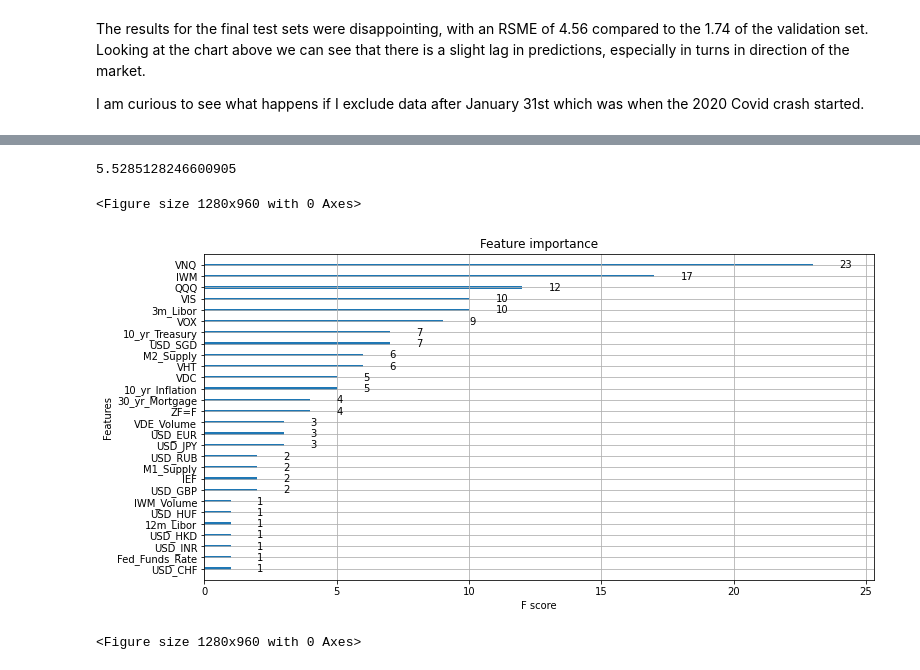
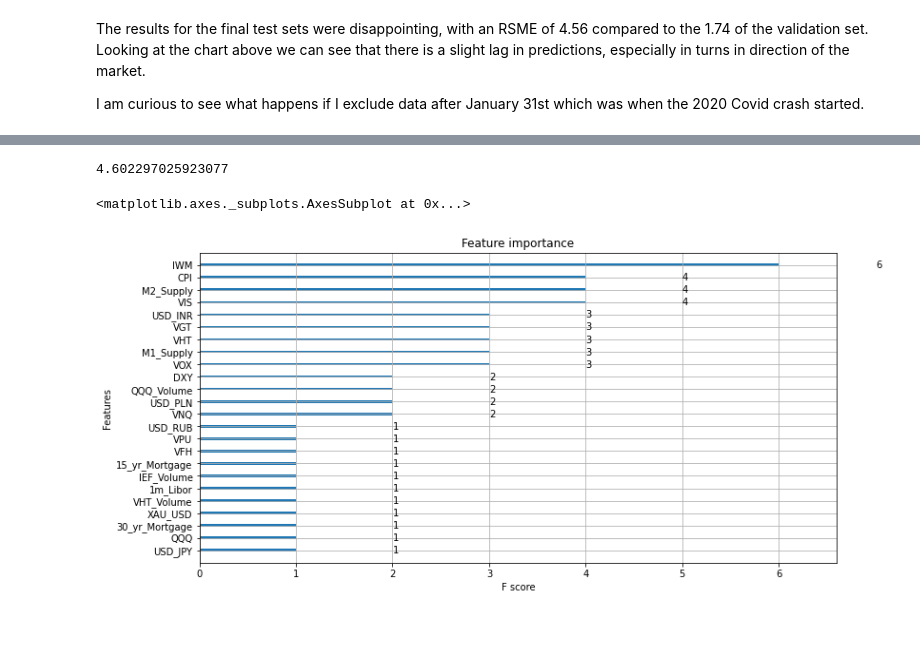
Before and after one commit to terrill11/spy_trend, a Jupyter notebook: models/spy_trend_xgboost2.ipynb, the cells around one changed output, grey strips where cells are left out. Drawn from its saved outputs; the diff is of its cells as text; code cells hidden in the pictures; blank space fills up the shorter version.

Commit message:
more parameter tuning

```diff
--- a/models/spy_trend_xgboost2.ipynb
+++ b/models/spy_trend_xgboost2.ipynb
@@ -381,7 +381,7 @@ gamma = 0
 min_child_weight = 1
 subsample = 1
 colsample_bytree = 1
-colsample_by_level = 1
+reg_alpha = 0
 # %%
 from xgboost import XGBRegressor
 from sklearn.metrics import mean_squared_error
@@ -738,0 +750,9 @@ Optimal gamma: 1.0
+# %%
+rcParams['figure.figsize'] = 8, 4
+
+ax = error_rate_df.plot.bar(x='reg_alpha', y='rmse')
+ax.set_ylim(1.56, 1.6, auto=True)
+ax.yaxis.grid(linestyle='-.')
+ax.get_legend().remove()
+ax.set_ylabel('RMSE')
+plt.gcf().set_facecolor('white')
@@ -738,0 +761,8 @@ Optimal gamma: 1.0
+# %%
+temp = error_rate_df[error_rate_df['rmse'] == error_rate_df['rmse'].min()]
+min_rmse = temp['rmse'].iloc[0]
+new_reg_alpha = temp['reg_alpha'].iloc[0]
+
+print(f'Minimum RMSE: {min_rmse}')
+print(f'Optimal reg_alpha: {new_reg_alpha}')
+# Minimum RMSE: 1.5803920689568765
@@ -745,7 +778,7 @@ Optimal gamma: 1.0
 
 default values: learning_rate = 0.1, n_estimators = 100
 # %%
-learning_rate_range = [0.001, 0.005, 0.01, 0.05, 0.1, 0.2, 0.3]
+learning_rate_range = [0.01, 0.05, 0.1, 0.2, 0.3]
 n_estimators_range = range(10, 510, 10)
 
 error_rate = {'learning_rate':[], 'n_estimators':[], 'rmse':[]}
@@ -760,8 +793,8 @@ for param in learning_rate_range:
                                     min_child_weight = new_min_child_weight,
                                     subsample = new_subsample,
                                     colsample_bytree = new_colsample_bytree,
-                                    #colsample_bylevel=new_colsample_bylevel
                                     gamma = new_gamma,
+                                    reg_alpha = new_reg_alpha,
                                     learning_rate = param,
                                     n_estimators = param2)
 
@@ -928,32 +970,25 @@ Notes:
 # %%
 import xgboost as xgb
 
 xgb_clf = XGBRegressor(n_estimators=new_n_estimators,
-                   max_depth=new_max_depth,
-                   learning_rate=new_learning_rate,
-                   gamma=new_gamma,
-                   min_child_weight=new_min_child_weight,
-                   subsample=new_subsample,
-                   colsample_bytree=new_colsample_bytree,
-                   #colsample_by_level=colsample_by_level,
-                   random_state=0)
+                       max_depth=new_max_depth,
+                       learning_rate=new_learning_rate,
+                       gamma=new_gamma,
+                       min_child_weight=new_min_child_weight,
+                       subsample=new_subsample,
+                       colsample_bytree=new_colsample_bytree,
+                       reg_alpha = new_reg_alpha,
+                       random_state=0)
 
 xgb_clf.fit(X_train_valid_scaled, y_train_valid_scaled)
 prediction_scaled = xgb_clf.predict(X_test)
 
 train_predict = prediction_scaled * test['SPY_std'] + test['SPY_mean']
 
 print(math.sqrt(mean_squared_error(y_test, train_predict)))
-# train_predict
 
 xgb.plot_importance(xgb_clf)
-plt.figure(figsize=(16, 12), dpi=80, facecolor='w')
-# plt.legend(['test', 'prediction'])
-# ax.set_xlabel('date')
-# ax.set_ylabel('price')
-# ax.set_title('Test Predictions')
 # %% [output]
-5.5285128246600905
+4.602297025923077
-<Figure size 1280x960 with 0 Axes>
+<matplotlib.axes._subplots.AxesSubplot at 0x...>
-[figure, old version]
+[figure, new version]
-<Figure size 1280x960 with 0 Axes>
```
Also changed, not shown: parts of 21 cells of this notebook.
